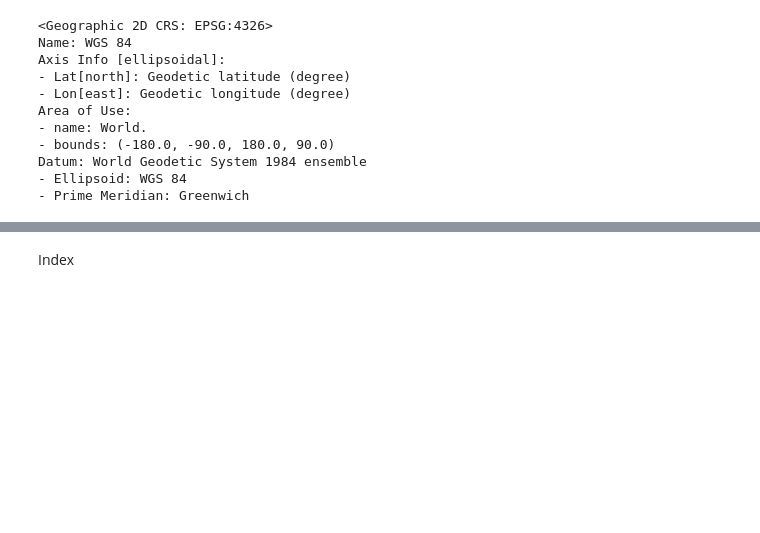
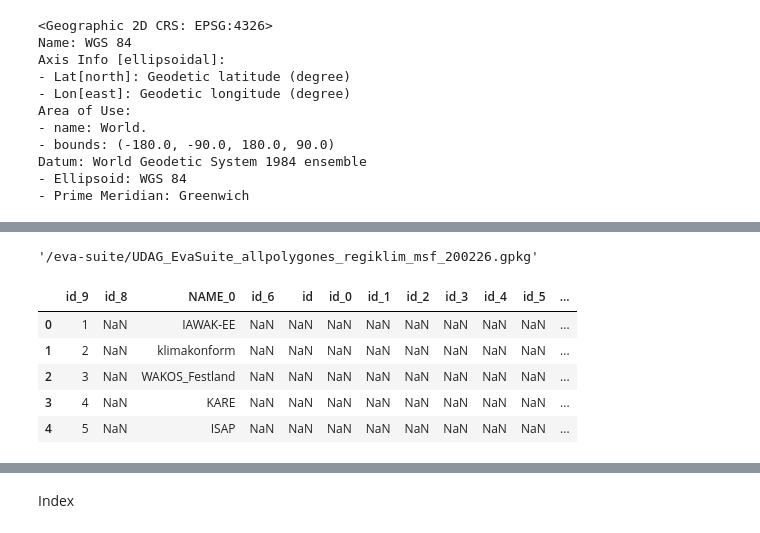
Before and after one commit to KatharinaBuelow/udag, a Jupyter notebook: read_shapefile.ipynb, the cells around one changed output, grey strips where cells are left out. Drawn from its saved outputs; the diff is of its cells as text; code cells hidden in the pictures; blank space fills up the shorter version.

```diff
--- a/read_shapefile.ipynb
+++ b/read_shapefile.ipynb
@@ -38,0 +41,14 @@ wkd
+# %%
+shapefile
+# %% [output]
+'/eva-suite/UDAG_EvaSuite_allpolygones_regiklim_msf_200226.gpkg'
+# %%
+gdf = gpd.read_file(wkd+shapefile)
+gdf.head()
+# %% [output]
+|  | id_9 | id_8 | NAME_0 | id_6 | id | id_0 | id_1 | id_2 | id_3 | id_4 | id_5 | ... |
+| 0 | 1 | NaN | IAWAK-EE | NaN | NaN | NaN | NaN | NaN | NaN | NaN | NaN | ... |
+| 1 | 2 | NaN | klimakonform | NaN | NaN | NaN | NaN | NaN | NaN | NaN | NaN | ... |
+| 2 | 3 | NaN | WAKOS_Festland | NaN | NaN | NaN | NaN | NaN | NaN | NaN | NaN | ... |
+| 3 | 4 | NaN | KARE | NaN | NaN | NaN | NaN | NaN | NaN | NaN | NaN | ... |
+| 4 | 5 | NaN | ISAP | NaN | NaN | NaN | NaN | NaN | NaN | NaN | NaN | ... |
```
Also changed, not shown: parts of 43 cells of this notebook.
